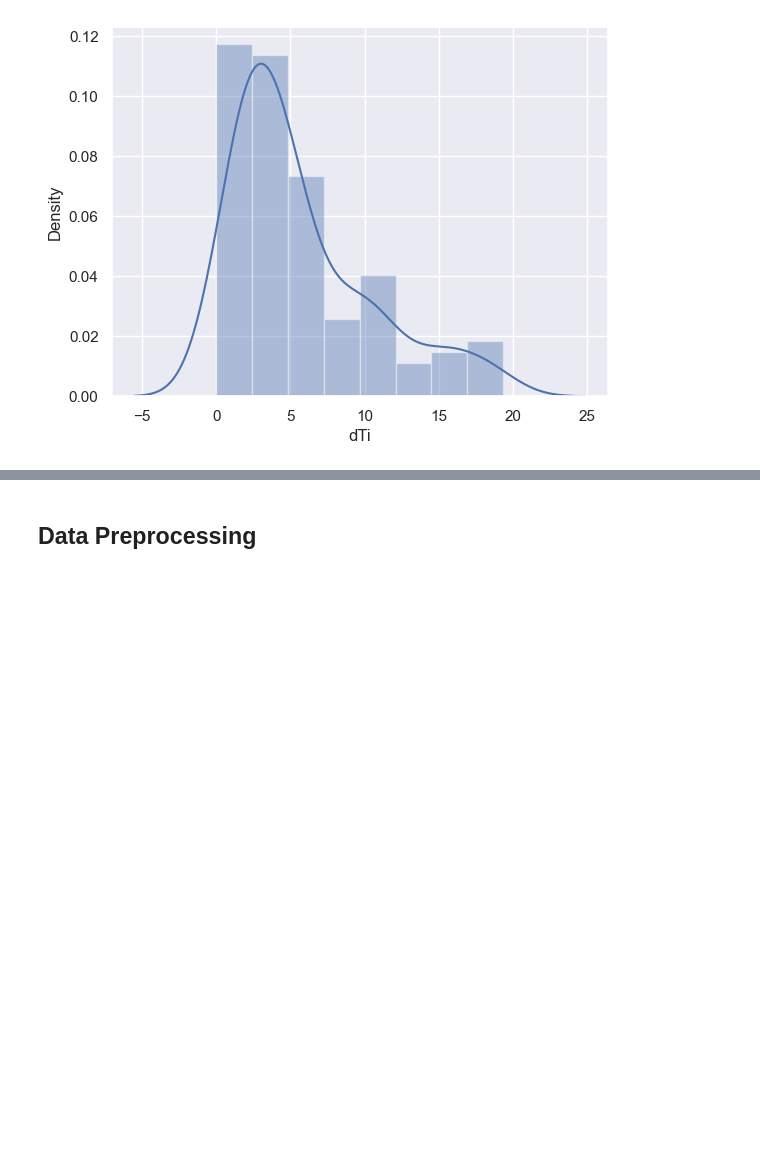
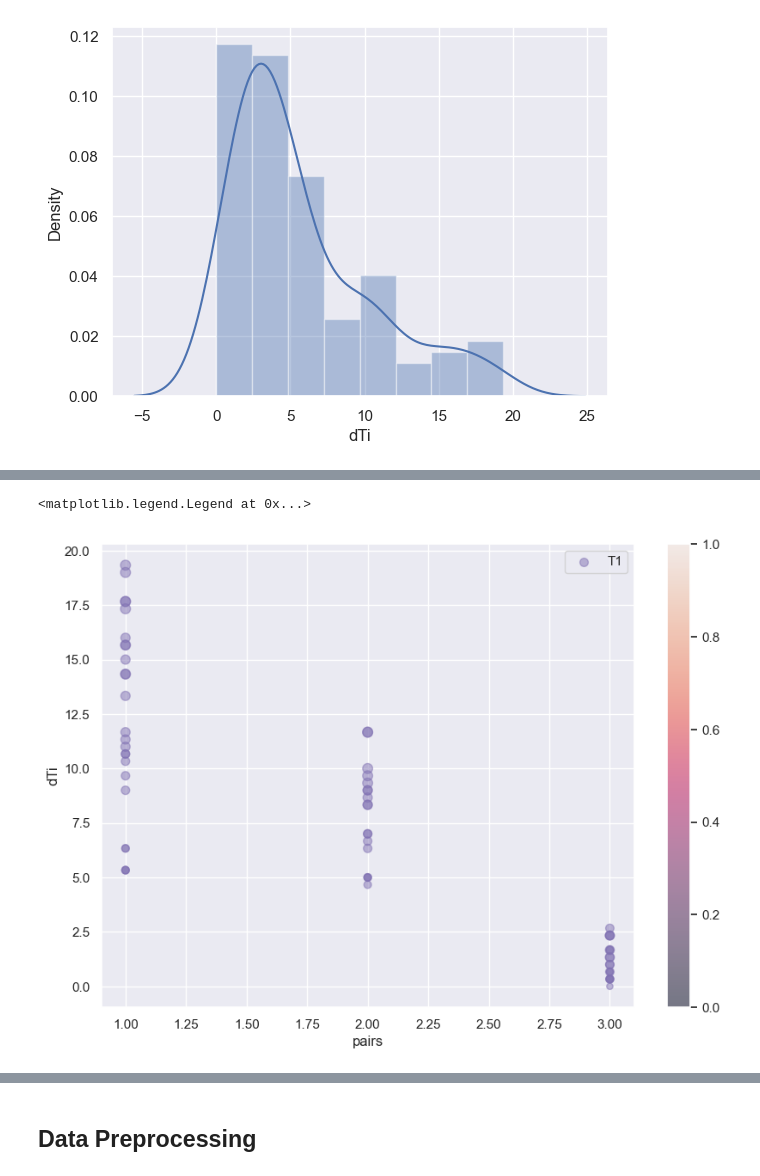
Before and after one commit to nirmalparmarphd/TCR_DeepLearning, a Jupyter notebook: tcr_data_process.ipynb, the cells around one changed output, grey strips where cells are left out. Drawn from its saved outputs; the diff is of its cells as text; code cells hidden in the pictures; blank space fills up the shorter version.

```diff
--- a/tcr_data_process.ipynb
+++ b/tcr_data_process.ipynb
@@ -176 +178,13 @@ Text(0, 0.5, 'dTi')
+# %%
+import matplotlib.pyplot as plt
+import matplotlib.cm
+processed_data_wop.plot(kind='scatter', x='pairs', y='dTi', alpha= 0.5, label='T1',s=processed_data_wop['T1'], figsize=(10,7), c='m', cmap=plt.get_cmap('jet'), colorbar=True)
+plt.legend()
+
+# 'Al-Br-Cu' = 1
+# 'Al-Air-Al' = 2
+# 'Al-Air-Cu' = 3
+# %% [output]
+<matplotlib.legend.Legend at 0x...>
+[figure, added]
 # %%
```
Also changed, not shown: parts of 2 cells of this notebook, 1 other file.
